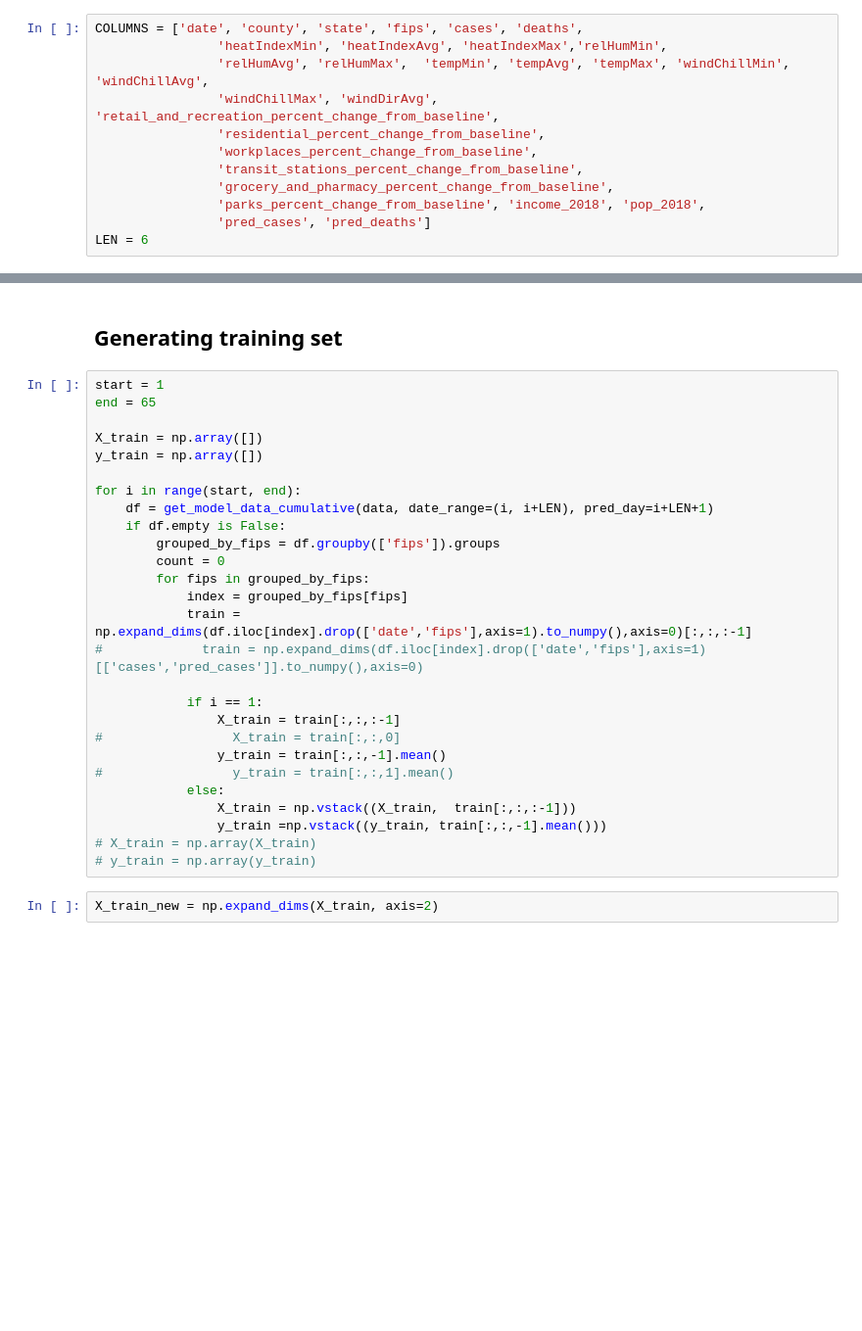
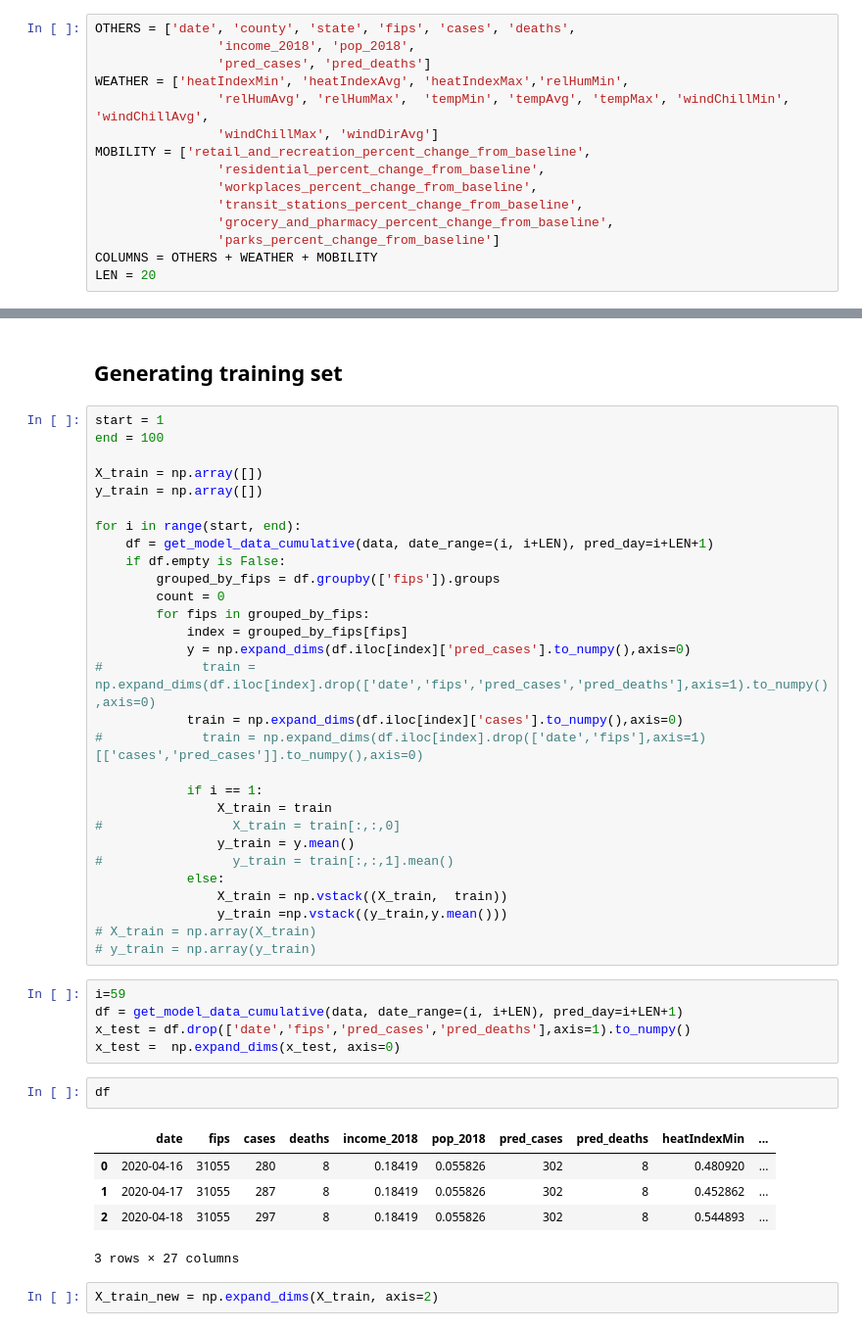
Before and after one commit to TianyuanCai/covid19, a Jupyter notebook: model/rnn_scratch.ipynb, the cells around one changed output, grey strips where cells are left out. Shown at 98% size. Saved outputs shown, nothing was run; the diff lists cells and outputs as text; blank space fills up the shorter version.

```diff
--- a/model/rnn_scratch.ipynb
+++ b/model/rnn_scratch.ipynb
@@ -7,17 +7,20 @@ import numpy as np
 from lib import get_data
 import matplotlib.pyplot as plt
 # %%
-COLUMNS = ['date', 'county', 'state', 'fips', 'cases', 'deaths',
-                'heatIndexMin', 'heatIndexAvg', 'heatIndexMax','relHumMin',
+OTHERS = ['date', 'county', 'state', 'fips', 'cases', 'deaths',
+                'income_2018', 'pop_2018',
+                'pred_cases', 'pred_deaths']
+WEATHER = ['heatIndexMin', 'heatIndexAvg', 'heatIndexMax','relHumMin',
                 'relHumAvg', 'relHumMax',  'tempMin', 'tempAvg', 'tempMax', 'windChillMin', 'windChillAvg',
-                'windChillMax', 'windDirAvg', 'retail_and_recreation_percent_change_from_baseline',
+                'windChillMax', 'windDirAvg']
+MOBILITY = ['retail_and_recreation_percent_change_from_baseline',
                 'residential_percent_change_from_baseline',
                 'workplaces_percent_change_from_baseline',
                 'transit_stations_percent_change_from_baseline',
                 'grocery_and_pharmacy_percent_change_from_baseline',
-                'parks_percent_change_from_baseline', 'income_2018', 'pop_2018',
-                'pred_cases', 'pred_deaths']
-LEN = 6
+                'parks_percent_change_from_baseline']
+COLUMNS = OTHERS + WEATHER + MOBILITY
+LEN = 20
 # %%
 processed_path = '../data/processed/time_series_updated.csv'
 data = pd.read_csv(processed_path)
@@ -76,7 +91,7 @@ Generating training set
 -----------
 # %%
 start = 1
-end = 65
+end = 100
 
 X_train = np.array([])
 y_train = np.array([])
@@ -88,19 +103,34 @@ for i in range(start, end):
         count = 0
         for fips in grouped_by_fips:
             index = grouped_by_fips[fips]
-            train = np.expand_dims(df.iloc[index].drop(['date','fips'],axis=1).to_numpy(),axis=0)[:,:,:-1]
+            y = np.expand_dims(df.iloc[index]['pred_cases'].to_numpy(),axis=0)
+#             train = np.expand_dims(df.iloc[index].drop(['date','fips','pred_cases','pred_deaths'],axis=1).to_numpy(),axis=0)
+            train = np.expand_dims(df.iloc[index]['cases'].to_numpy(),axis=0)
 #             train = np.expand_dims(df.iloc[index].drop(['date','fips'],axis=1)[['cases','pred_cases']].to_numpy(),axis=0)
 
             if i == 1:
-                X_train = train[:,:,:-1]
+                X_train = train
 #                 X_train = train[:,:,0]
-                y_train = train[:,:,-1].mean()
+                y_train = y.mean()
 #                 y_train = train[:,:,1].mean()
             else:
-                X_train = np.vstack((X_train,  train[:,:,:-1]))
-                y_train =np.vstack((y_train, train[:,:,-1].mean()))
+                X_train = np.vstack((X_train,  train))
+                y_train =np.vstack((y_train,y.mean()))
 # X_train = np.array(X_train)
 # y_train = np.array(y_train)
+# %%
+i=59
+df = get_model_data_cumulative(data, date_range=(i, i+LEN), pred_day=i+LEN+1)
+x_test = df.drop(['date','fips','pred_cases','pred_deaths'],axis=1).to_numpy()
+x_test =  np.expand_dims(x_test, axis=0)
+# %%
+df
+# %% [output]
+|  | date | fips | cases | deaths | income_2018 | pop_2018 | pred_cases | pred_deaths | heatIndexMin | ... |
+| 0 | 2020-04-16 | 31055 | 280 | 8 | 0.18419 | 0.055826 | 302 | 8 | 0.480920 | ... |
+| 1 | 2020-04-17 | 31055 | 287 | 8 | 0.18419 | 0.055826 | 302 | 8 | 0.452862 | ... |
+| 2 | 2020-04-18 | 31055 | 297 | 8 | 0.18419 | 0.055826 | 302 | 8 | 0.544893 | ... |
+3 rows × 27 columns
 # %%
 X_train_new = np.expand_dims(X_train, axis=2)
 # %%
```
Also changed, not shown: parts of 12 cells of this notebook.
